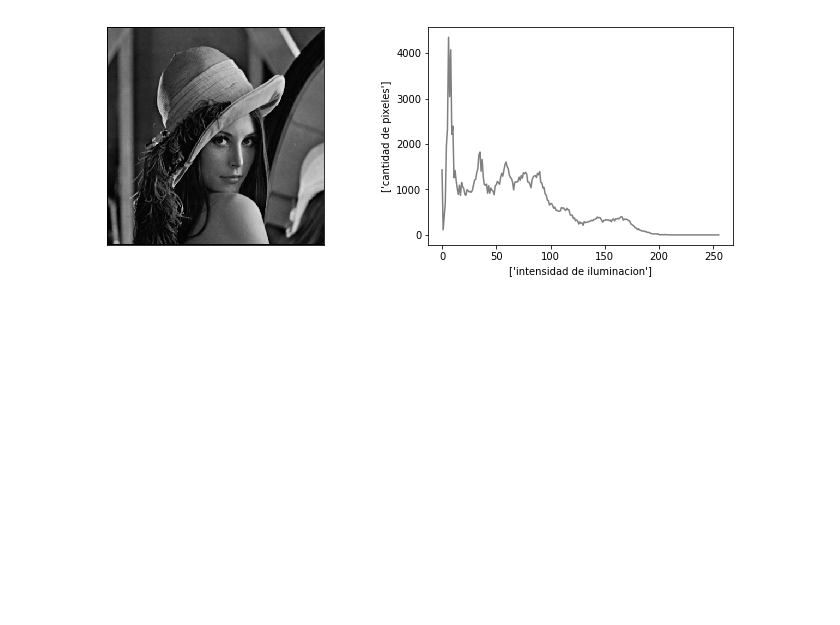
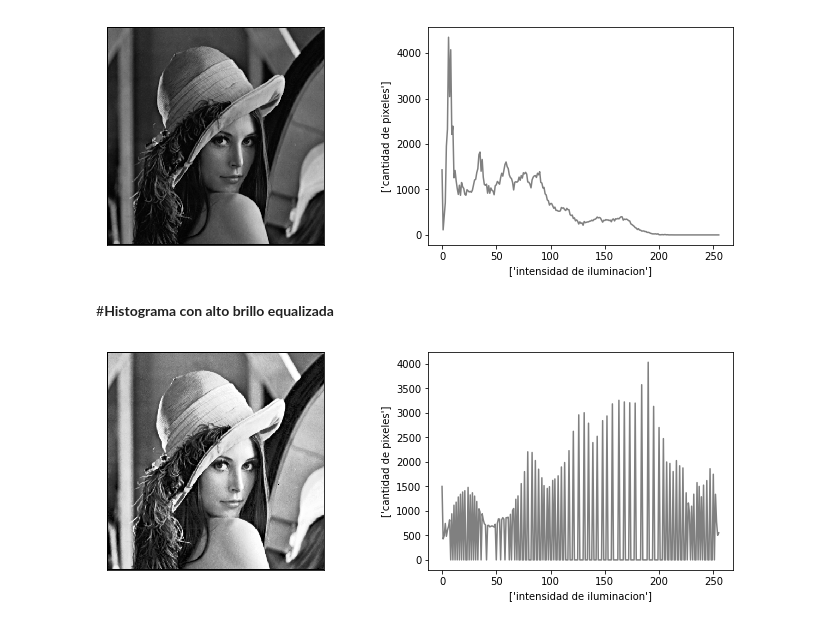
Before and after one commit to Arias0907/Histogramas, a Jupyter notebook: Histograma.ipynb, the cells around one changed output. Drawn from its saved outputs; the diff is of its cells as text; code cells hidden in the pictures; blank space fills up the shorter version.

```diff
--- a/Histograma.ipynb
+++ b/Histograma.ipynb
@@ -130,3 +130,20 @@ plt.ylabel(['cantidad de pixeles'])
 plt.show()
 # %% [output]
 [figure]
+# %% [markdown]
+#**Histograma con alto brillo equalizada**
+# %%
+img = cv2.imread('lenaB.png', cv2.IMREAD_GRAYSCALE)
+img = cv2.equalizeHist(img)
+
+hist = cv2.calcHist([img], [0], None, [256], [0, 256])
+
+plt.figure(figsize=(12,4))
+plt.subplot(121), plt.imshow(img,cmap='gray')
+plt.xticks([]), plt.yticks([])
+plt.subplot(122), plt.plot(hist, color='gray')
+plt.xlabel(['intensidad de iluminacion'])
+plt.ylabel(['cantidad de pixeles'])
+plt.show()
+# %% [output]
+[figure, added]
```
Also changed, not shown: parts of 6 cells of this notebook.
